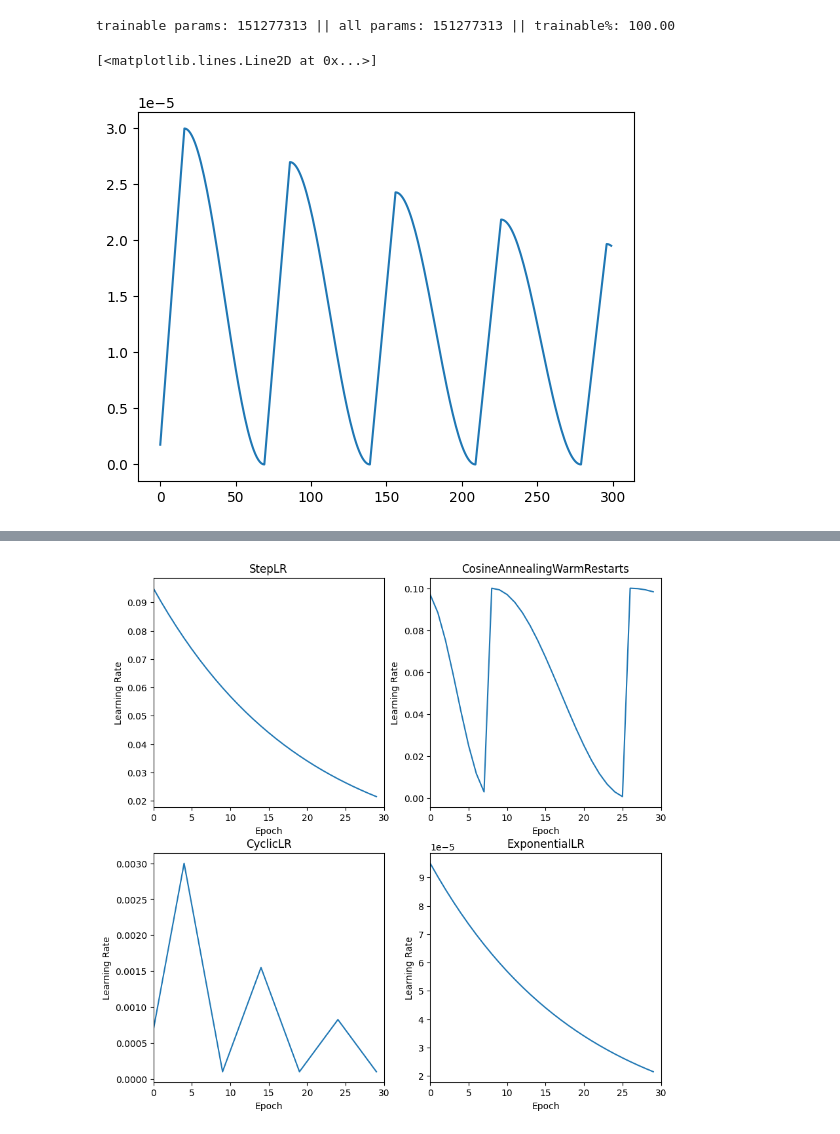
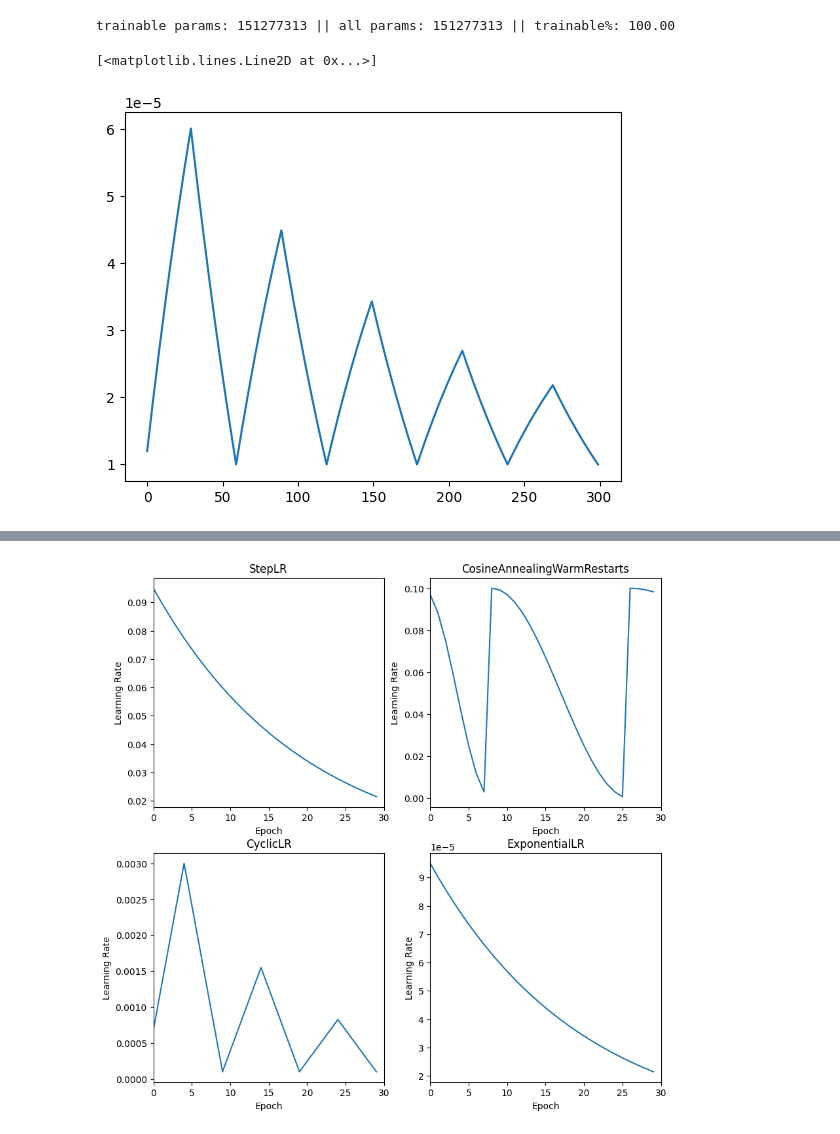
Before and after one commit to Blackeyes0u0/CLIP-PEFT, a Jupyter notebook: project_code/youtube/Loss_function/Dataset&LoRA.ipynb, the cells around one changed output, grey strips where cells are left out. Saved outputs shown, nothing was run; the diff lists cells and outputs as text; code cells hidden in the pictures.

```diff
--- a/project_code/youtube/Loss_function/Dataset&LoRA.ipynb
+++ b/project_code/youtube/Loss_function/Dataset&LoRA.ipynb
@@ -426,9 +426,6 @@ _,basis_params = print_trainable_parameters(model)
 # %% [output]
 trainable params: 151277313 || all params: 151277313 || trainable%: 100.00
 # %%
-import math
-from torch.optim.lr_scheduler import _LRScheduler
-
 import math
 from torch.optim.lr_scheduler import _LRScheduler
 
@@ -475,33 +472,40 @@ class CosineAnnealingWarmUpRestarts(_LRScheduler):
                     self.cycle = epoch // self.T_0
                 else:
                     n = int(math.log((epoch / self.T_0 * (self.T_mult - 1) + 1), self.T_mult))
                     self.cycle = n
                     self.T_cur = epoch - self.T_0 * (self.T_mult ** n - 1) / (self.T_mult - 1)
                     self.T_i = self.T_0 * self.T_mult ** (n)
             else:
                 self.T_i = self.T_0
                 self.T_cur = epoch
 
         self.eta_max = self.base_eta_max * (self.gamma**self.cycle)
         self.last_epoch = math.floor(epoch)
         for param_group, lr in zip(self.optimizer.param_groups, self.get_lr()):
             param_group['lr'] = lr
 
 model = nn.Linear(1,1)
-optimizer = torch.optim.Adam(model.parameters(), lr = 0)
-scheduler = CosineAnnealingWarmUpRestarts(optimizer, T_0=70, T_mult=1, eta_max=3e-5,  T_up=17, gamma=0.9)
+optimizer = torch.optim.Adam(model.parameters(), lr =  3e-5)
+scheduler = CosineAnnealingWarmUpRestarts(optimizer, T_0=70, T_mult=1, eta_max=1e-4,  T_up=17, gamma=0.9)
+
+optimizer = torch.optim.SGD(model.parameters(), lr=0.001, momentum=0.9)
+scheduler = torch.optim.lr_scheduler.CyclicLR(optimizer, base_lr=1e-5,
+                                            step_size_up=30, max_lr=7e-5,
+                                            gamma=0.994,
+                                            mode='exp_range' #'triangular', 'triangular2', 'exp_range'
+                                            )
 num_epochs = 20*15
 lr_values = []
 # Loop over epochs
 for epoch in range(num_epochs):
     # Step the scheduler
     scheduler.step()
     # Get the current learning rate
     lr = optimizer.param_groups[0]['lr']
     # Append the learning rate to the list
     lr_values.append(lr)
 plt.plot(lr_values)
 # plt.show(lr_values)
 # %% [output]
 [<matplotlib.lines.Line2D at 0x...>]
-[figure, old version]
+[figure, new version]
```
Also changed, not shown: parts of 3 cells of this notebook.
